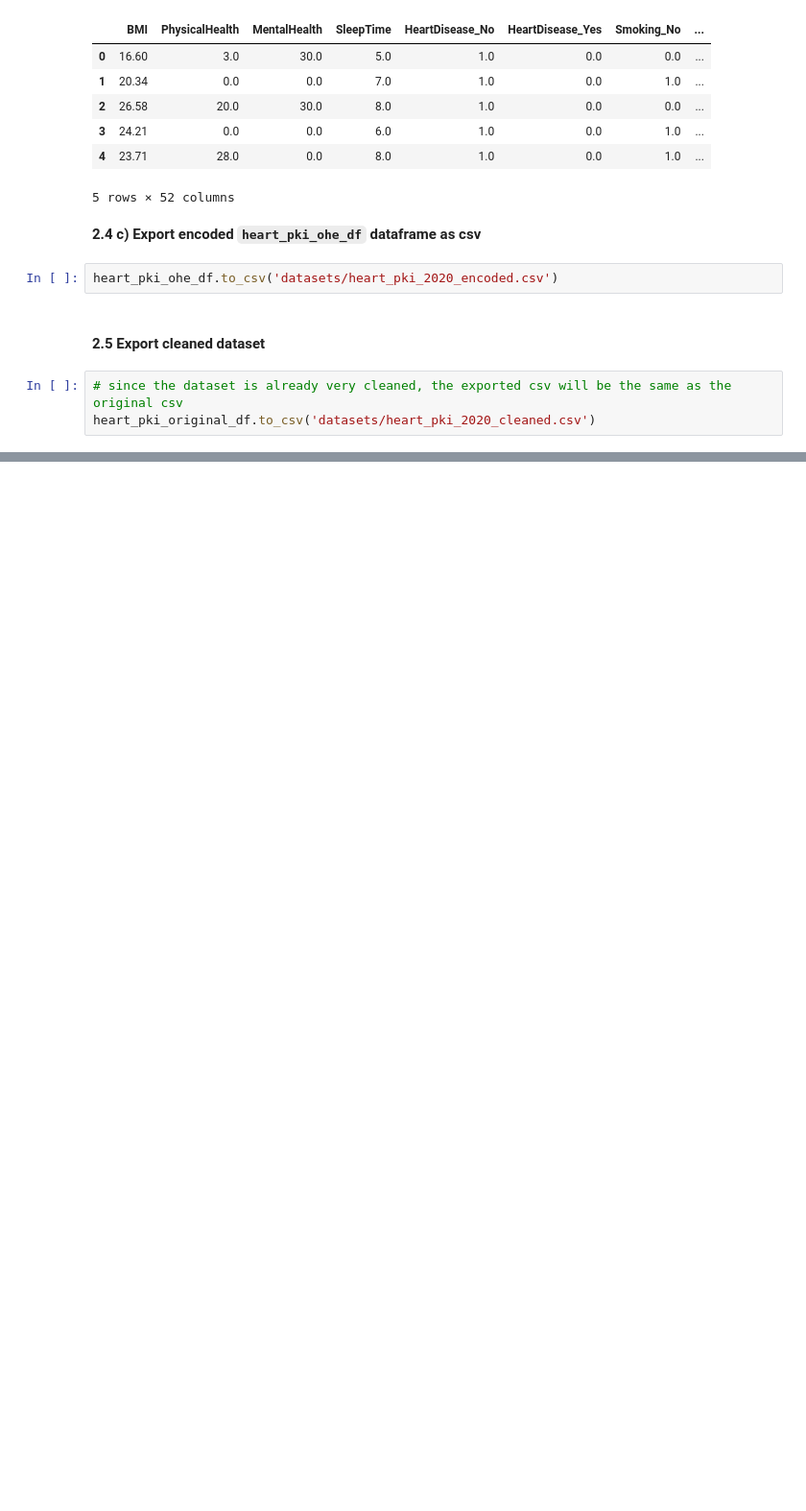
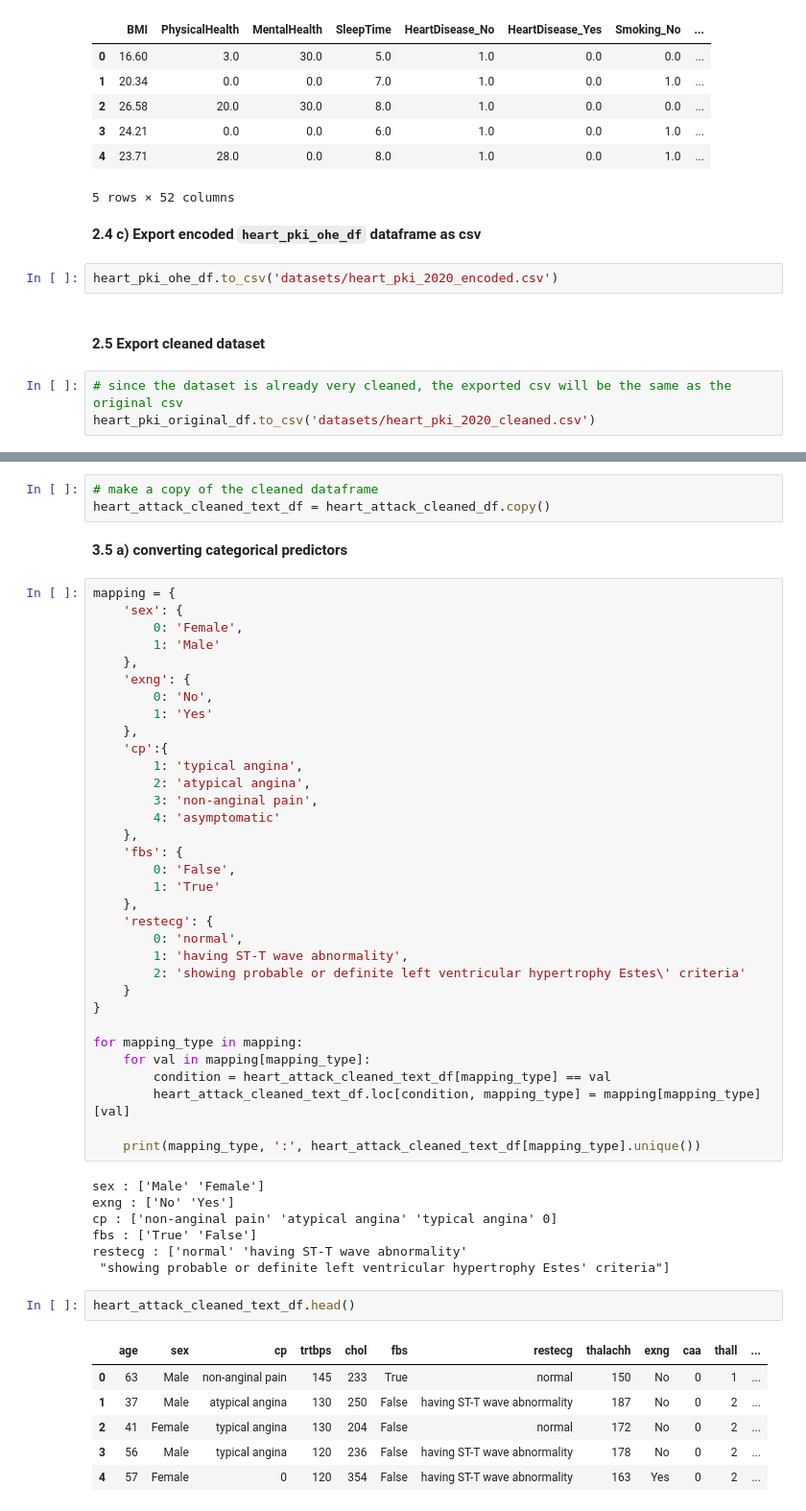
Before and after one commit to xJQx/bc2406-project, a Jupyter notebook: data-cleaning-preprocessing.ipynb, the cells around one changed output, grey strips where cells are left out. Shown: that part at 96% size. Cells and saved outputs as stored; diff of their text form; blank space fills up the shorter version.

```diff
--- a/data-cleaning-preprocessing.ipynb
+++ b/data-cleaning-preprocessing.ipynb
@@ -272,0 +401,54 @@ memory usage: 33.3 KB
+# %%
+# make a copy of the cleaned dataframe
+heart_attack_cleaned_text_df = heart_attack_cleaned_df.copy()
+# %% [markdown]
+**3.5 a) converting categorical predictors**
+# %%
+mapping = {
+    'sex': {
+        0: 'Female',
+        1: 'Male'
+    },
+    'exng': {
+        0: 'No',
+        1: 'Yes'
+    },
+    'cp':{
+        1: 'typical angina',
+        2: 'atypical angina',
+        3: 'non-anginal pain',
+        4: 'asymptomatic'
+    },
+    'fbs': {
+        0: 'False',
+        1: 'True'
+    },
+    'restecg': {
+        0: 'normal',
+        1: 'having ST-T wave abnormality',
+        2: 'showing probable or definite left ventricular hypertrophy Estes\' criteria'
+    }
+}
+
+for mapping_type in mapping:
+    for val in mapping[mapping_type]:
+        condition = heart_attack_cleaned_text_df[mapping_type] == val
+        heart_attack_cleaned_text_df.loc[condition, mapping_type] = mapping[mapping_type][val]
+
+    print(mapping_type, ':', heart_attack_cleaned_text_df[mapping_type].unique())
+# %% [output]
+sex : ['Male' 'Female']
+exng : ['No' 'Yes']
+cp : ['non-anginal pain' 'atypical angina' 'typical angina' 0]
+fbs : ['True' 'False']
+restecg : ['normal' 'having ST-T wave abnormality'
+ "showing probable or definite left ventricular hypertrophy Estes' criteria"]
+# %%
+heart_attack_cleaned_text_df.head()
+# %% [output]
+|  | age | sex | cp | trtbps | chol | fbs | restecg | thalachh | exng | caa | thall | ... |
+| 0 | 63 | Male | non-anginal pain | 145 | 233 | True | normal | 150 | No | 0 | 1 | ... |
+| 1 | 37 | Male | atypical angina | 130 | 250 | False | having ST-T wave abnormality | 187 | No | 0 | 2 | ... |
+| 2 | 41 | Female | typical angina | 130 | 204 | False | normal | 172 | No | 0 | 2 | ... |
+| 3 | 56 | Male | typical angina | 120 | 236 | False | having ST-T wave abnormality | 178 | No | 0 | 2 | ... |
+| 4 | 57 | Female | 0 | 120 | 354 | False | having ST-T wave abnormality | 163 | Yes | 0 | 2 | ... |
```
Also changed, not shown: parts of 24 cells of this notebook, 2 other files.
